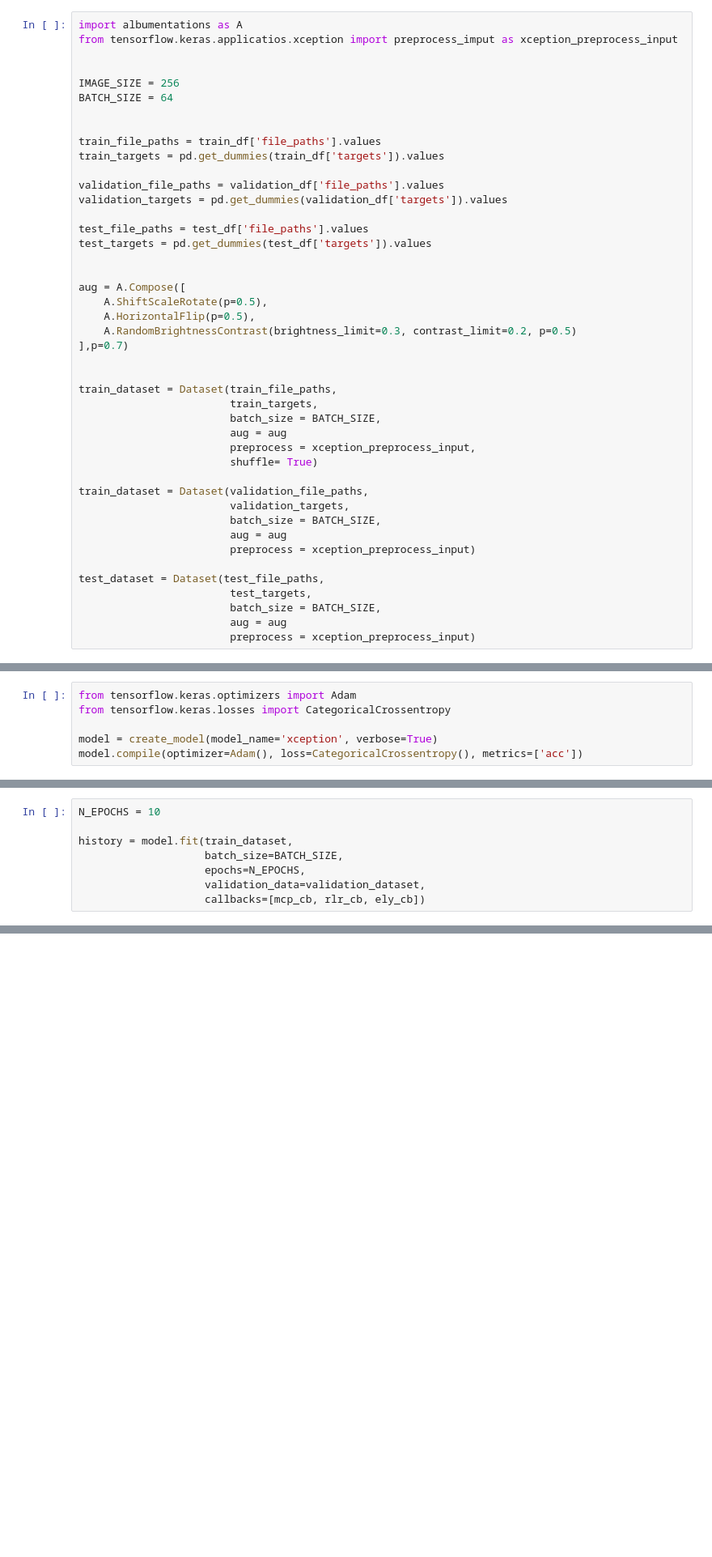
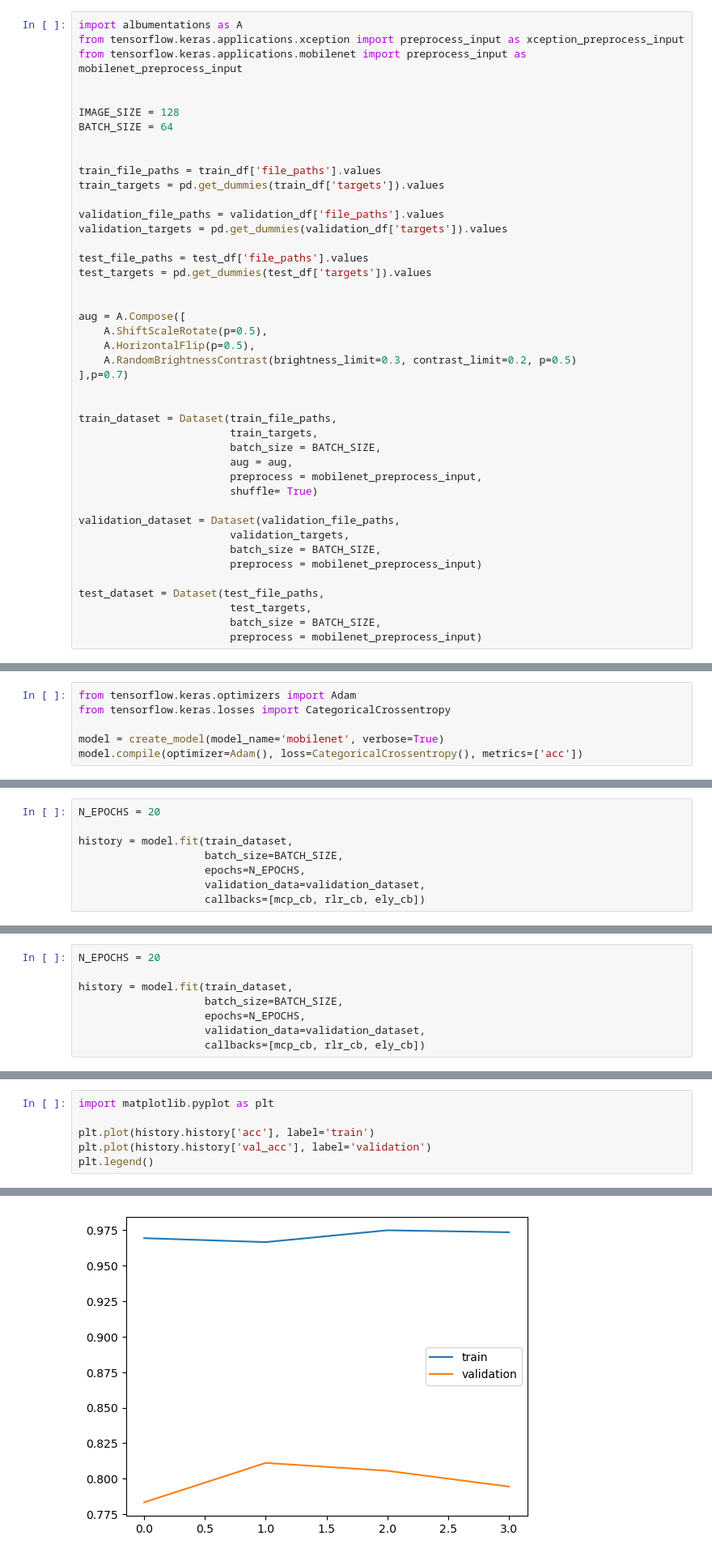
Before and after one commit to kimgusan/Deep_learning, a Jupyter notebook: f_pretrained_model/z_project02.ipynb, the cells around one changed output, grey strips where cells are left out. Shown at 81% size. Cells and saved outputs as stored; diff of their text form; blank space fills up the shorter version.

```diff
--- a/f_pretrained_model/z_project02.ipynb
+++ b/f_pretrained_model/z_project02.ipynb
@@ -179,10 +225,11 @@ class Dataset(Sequence):
             self.file_paths, self.targets = shuffle(self.file_paths, self.targets)
 # %%
 import albumentations as A
-from tensorflow.keras.applicatios.xception import preprocess_imput as xception_preprocess_input
+from tensorflow.keras.applications.xception import preprocess_input as xception_preprocess_input
+from tensorflow.keras.applications.mobilenet import preprocess_input as mobilenet_preprocess_input
 
 
-IMAGE_SIZE = 256
+IMAGE_SIZE = 128
 BATCH_SIZE = 64
 
 
@@ -206,18 +253,16 @@ aug = A.Compose([
 train_dataset = Dataset(train_file_paths,
                         train_targets,
                         batch_size = BATCH_SIZE,
-                        aug = aug
-                        preprocess = xception_preprocess_input,
+                        aug = aug,
+                        preprocess = mobilenet_preprocess_input,
                         shuffle= True)
 
-train_dataset = Dataset(validation_file_paths,
+validation_dataset = Dataset(validation_file_paths,
                         validation_targets,
                         batch_size = BATCH_SIZE,
-                        aug = aug
-                        preprocess = xception_preprocess_input)
+                        preprocess = mobilenet_preprocess_input)
 
 test_dataset = Dataset(test_file_paths,
                         test_targets,
                         batch_size = BATCH_SIZE,
-                        aug = aug
-                        preprocess = xception_preprocess_input)
+                        preprocess = mobilenet_preprocess_input)
@@ -278,5 +333,5 @@ ely_cb = EarlyStopping(
 from tensorflow.keras.optimizers import Adam
 from tensorflow.keras.losses import CategoricalCrossentropy
 
-model = create_model(model_name='xception', verbose=True)
+model = create_model(model_name='mobilenet', verbose=True)
 model.compile(optimizer=Adam(), loss=CategoricalCrossentropy(), metrics=['acc'])
@@ -283,5 +360,5 @@ model.compile(optimizer=Adam(), loss=CategoricalCrossentropy(), metrics=['acc'])
 # %%
-N_EPOCHS = 10
+N_EPOCHS = 20
 
 history = model.fit(train_dataset,
                     batch_size=BATCH_SIZE,
@@ -290,0 +385,8 @@ history = model.fit(train_dataset,
+# %%
+N_EPOCHS = 20
+
+history = model.fit(train_dataset,
+                    batch_size=BATCH_SIZE,
+                    epochs=N_EPOCHS,
+                    validation_data=validation_dataset,
+                    callbacks=[mcp_cb, rlr_cb, ely_cb])
@@ -290,0 +414,7 @@ history = model.fit(train_dataset,
+# %%
+import matplotlib.pyplot as plt
+
+plt.plot(history.history['acc'], label='train')
+plt.plot(history.history['val_acc'], label='validation')
+plt.legend()
+# %% [output]
@@ -290,0 +422 @@ history = model.fit(train_dataset,
+[figure, added]
```
Also changed, not shown: parts of 31 cells of this notebook, 4 other files.
